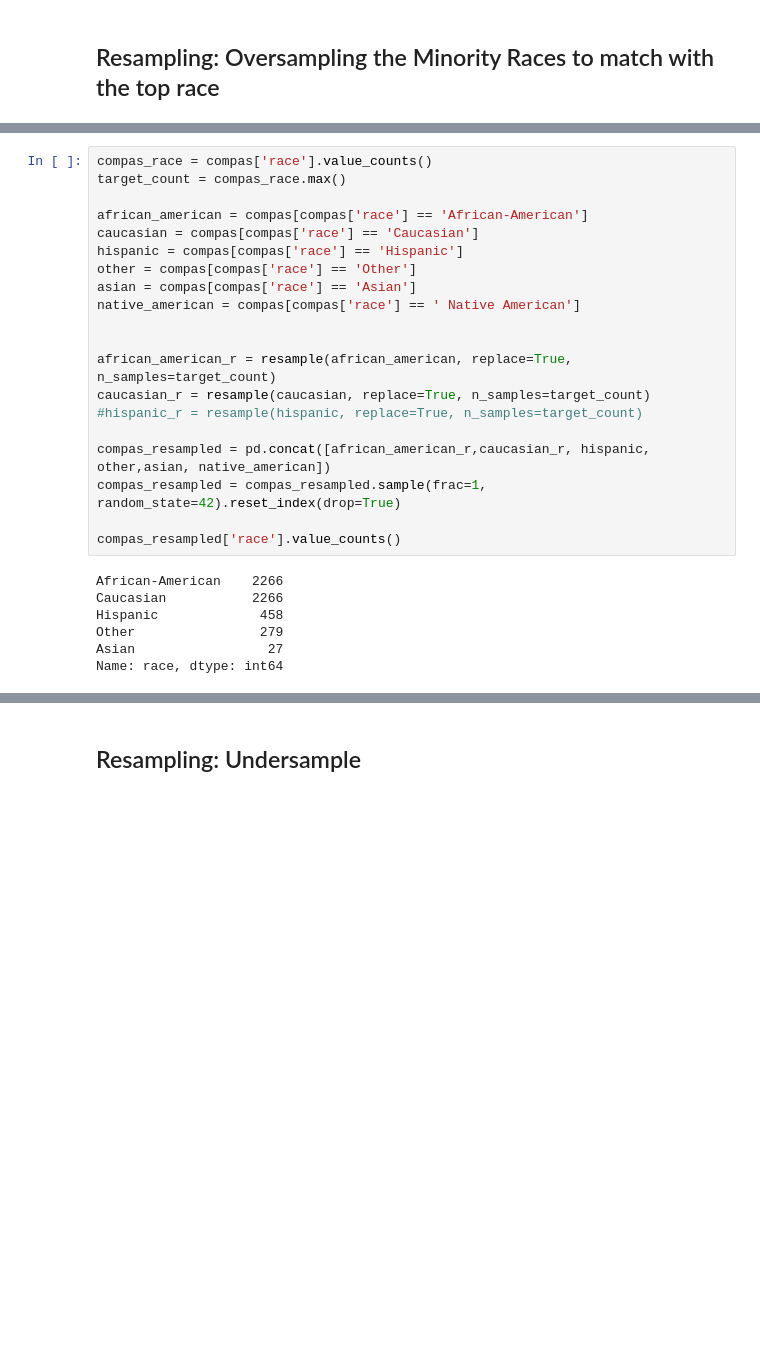
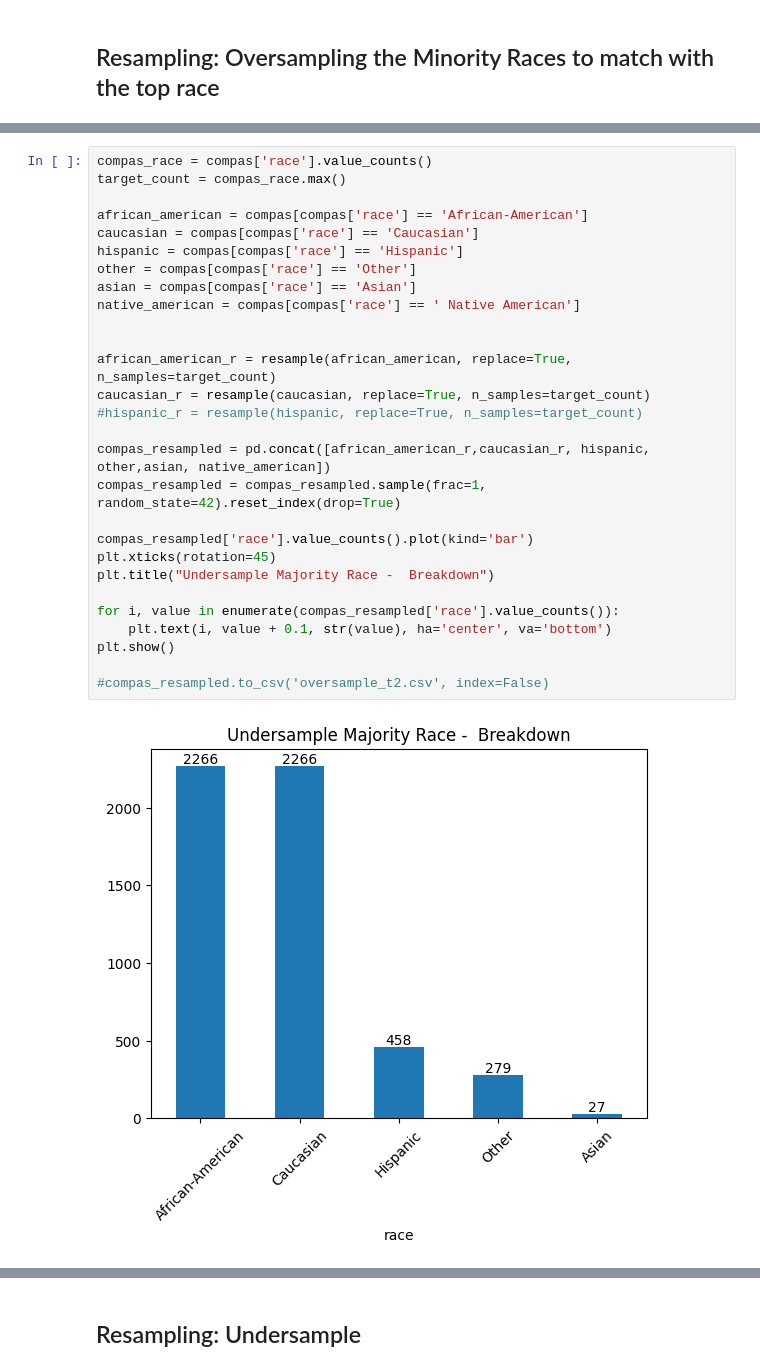
Before and after one commit to jiayinliu25/riskAssessmentCOMPAS, a Jupyter notebook: Resampling.ipynb, the cells around one changed output, grey strips where cells are left out. Saved outputs shown, nothing was run; the diff lists cells and outputs as text; blank space fills up the shorter version.

Commit message:
added to resample

```diff
--- a/Resampling.ipynb
+++ b/Resampling.ipynb
@@ -85,27 +82,30 @@ Name: race, dtype: int64
 # %%
 compas_race = compas['race'].value_counts()
 target_count = compas_race.max()
 
 african_american = compas[compas['race'] == 'African-American']
 caucasian = compas[compas['race'] == 'Caucasian']
 hispanic = compas[compas['race'] == 'Hispanic']
 other = compas[compas['race'] == 'Other']
 asian = compas[compas['race'] == 'Asian']
 native_american = compas[compas['race'] == ' Native American']
 
 
 african_american_r = resample(african_american, replace=True, n_samples=target_count)
 caucasian_r = resample(caucasian, replace=True, n_samples=target_count)
 #hispanic_r = resample(hispanic, replace=True, n_samples=target_count)
 
 compas_resampled = pd.concat([african_american_r,caucasian_r, hispanic, other,asian, native_american])
 compas_resampled = compas_resampled.sample(frac=1, random_state=42).reset_index(drop=True)
 
-compas_resampled['race'].value_counts()
+compas_resampled['race'].value_counts().plot(kind='bar')
+plt.xticks(rotation=45)
+plt.title("Undersample Majority Race -  Breakdown")
+
+for i, value in enumerate(compas_resampled['race'].value_counts()):
+    plt.text(i, value + 0.1, str(value), ha='center', va='bottom')
+plt.show()
+
+#compas_resampled.to_csv('oversample_t2.csv', index=False)
 # %% [output]
-African-American    2266
-Caucasian           2266
-Hispanic             458
-Other                279
-Asian                 27
-Name: race, dtype: int64
+[figure, added]
```
Also changed, not shown: parts of 10 cells of this notebook, 1 other file.
